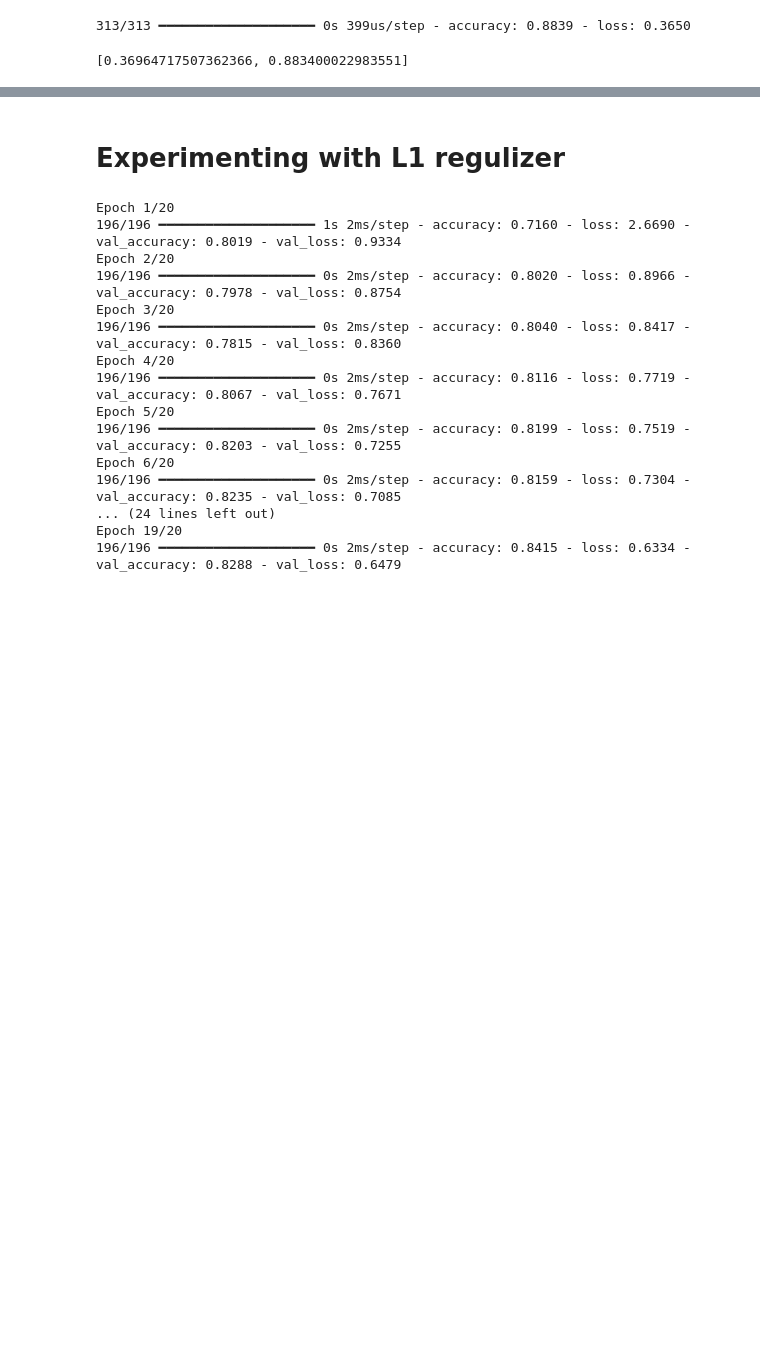
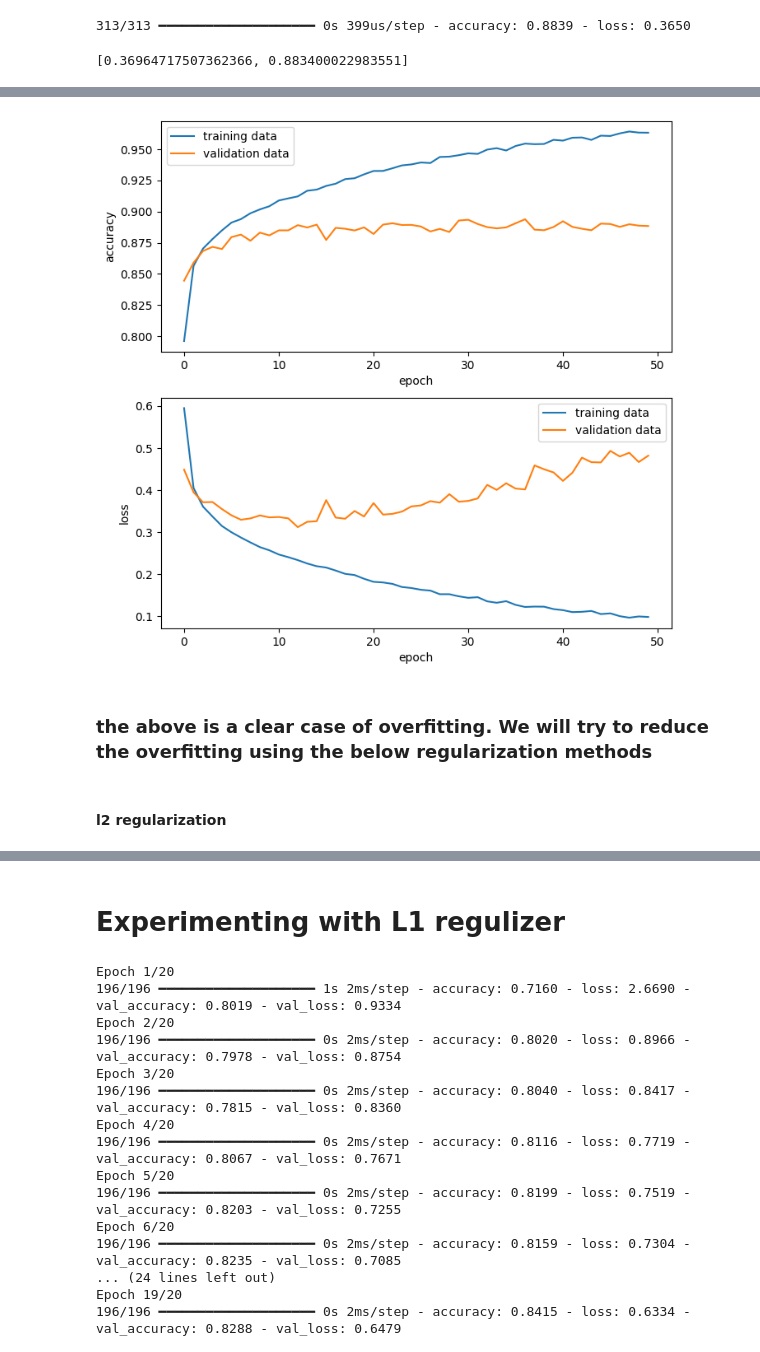
Before and after one commit to DeekshithaGona/ML, a Jupyter notebook: Homeworks/Homework4/Lecture_8_ANNs.ipynb, the cells around one changed output, grey strips where cells are left out. Drawn from its saved outputs; the diff is of its cells as text; code cells hidden in the pictures; blank space fills up the shorter version.

```diff
--- a/Homeworks/Homework4/Lecture_8_ANNs.ipynb
+++ b/Homeworks/Homework4/Lecture_8_ANNs.ipynb
@@ -456,0 +475,11 @@ ann_batch.evaluate(X_test,y_test)
+# %%
+X_train = X_train/255
+X_valid = X_valid/255
+X_test = X_test/255
+# %%
+model = Sequential()
+model.add(Flatten(input_shape=(28,28)))
+model.add(Dense(128, activation='relu'))
+model.add(Dense(64, activation='relu'))
+model.add(Dense(32, activation='relu'))
+model.add(Dense(10, activation='softmax'))
@@ -456,0 +506,4 @@ ann_batch.evaluate(X_test,y_test)
+# %%
+model.compile(optimizer='adam', loss= 'sparse_categorical_crossentropy', metrics=['accuracy'])
+# %%
+history = model.fit(x=X_train, y=y_train, batch_size=128, epochs=50, validation_data=(X_valid, y_valid))
@@ -456,0 +528,28 @@ ann_batch.evaluate(X_test,y_test)
+# %%
+acc = history.history['accuracy']
+val_acc = history.history['val_accuracy']
+
+loss = history.history['loss']
+val_loss = history.history['val_loss']
+
+plt.figure(figsize=(8, 8))
+
+plt.subplot(2, 1, 1)
+plt.plot(acc, label='training data')
+plt.plot(val_acc, label='validation data')
+plt.xlabel('epoch')
+plt.ylabel('accuracy')
+plt.legend()
+
+plt.subplot(2, 1, 2)
+plt.plot(loss, label='training data')
+plt.plot(val_loss, label='validation data')
+plt.xlabel('epoch')
+plt.ylabel('loss')
+plt.legend();
+# %% [output]
+[figure, added]
+# %% [markdown]
+### the above is a clear case of overfitting. We will try to reduce the overfitting using the below regularization methods
+# %% [markdown]
+#### l2 regularization
```
Also changed, not shown: parts of 25 cells of this notebook.
